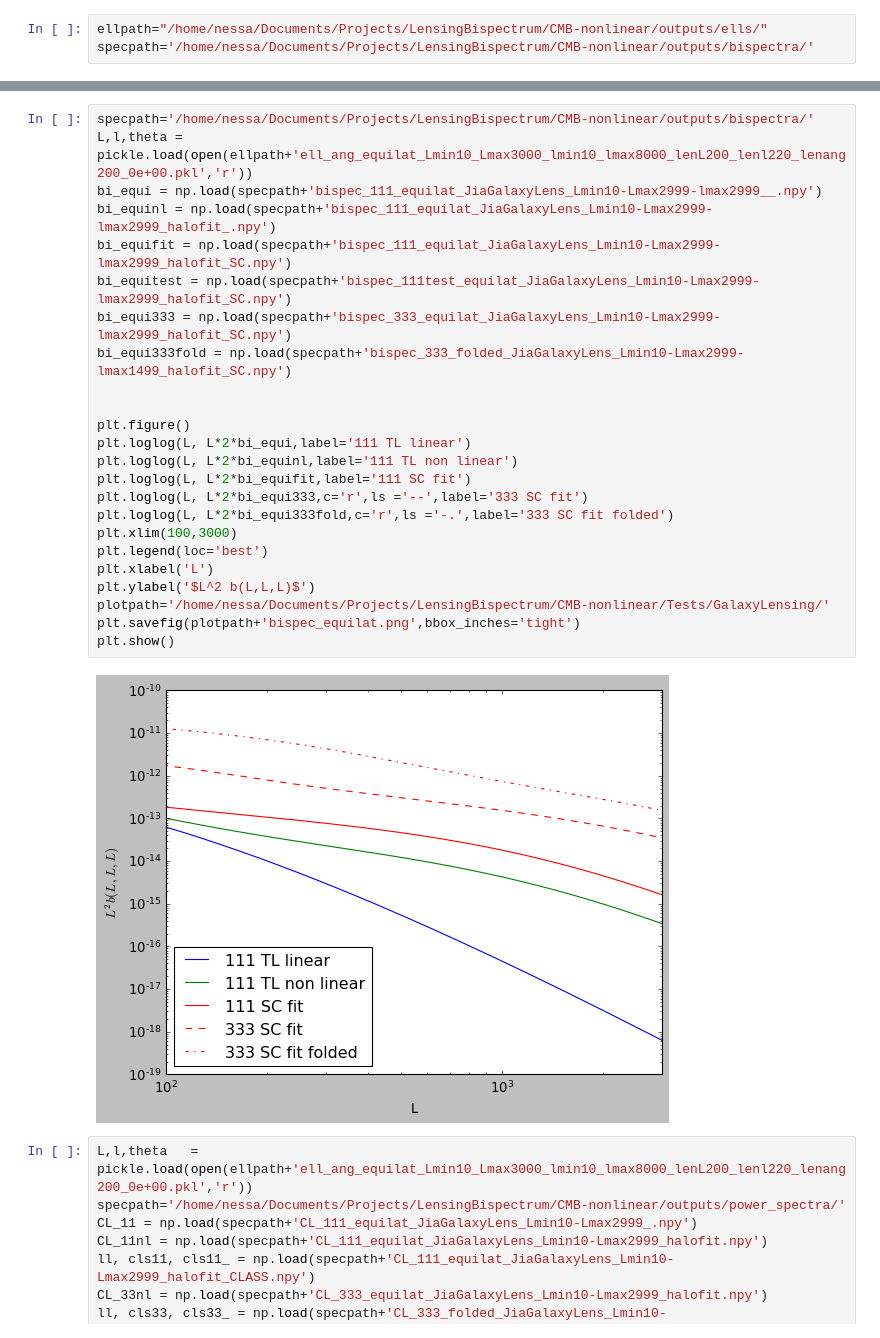
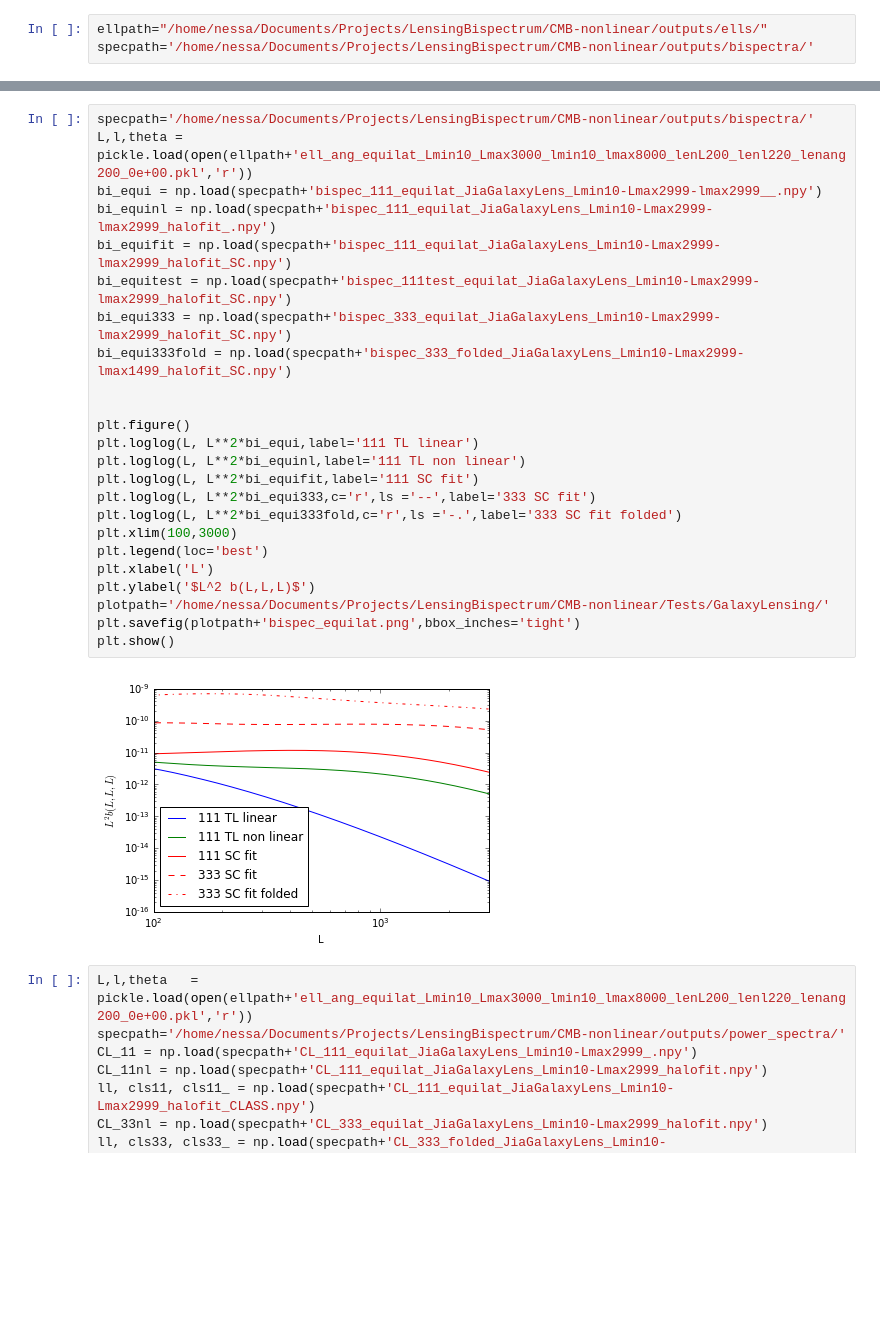
Before and after one commit to VMBoehm/BispectrumBias, a Jupyter notebook: TestBispectra.ipynb, the cells around one changed output, grey strips where cells are left out. Saved outputs shown, nothing was run; the diff lists cells and outputs as text; blank space fills up the shorter version.

Commit message:
fixed bug in plotting routine

```diff
--- a/TestBispectra.ipynb
+++ b/TestBispectra.ipynb
@@ -87,29 +87,29 @@ plt.show()
 # %%
 specpath='/home/nessa/Documents/Projects/LensingBispectrum/CMB-nonlinear/outputs/bispectra/'
 L,l,theta = pickle.load(open(ellpath+'ell_ang_equilat_Lmin10_Lmax3000_lmin10_lmax8000_lenL200_lenl220_lenang200_0e+00.pkl','r'))
 bi_equi = np.load(specpath+'bispec_111_equilat_JiaGalaxyLens_Lmin10-Lmax2999-lmax2999__.npy')
 bi_equinl = np.load(specpath+'bispec_111_equilat_JiaGalaxyLens_Lmin10-Lmax2999-lmax2999_halofit_.npy')
 bi_equifit = np.load(specpath+'bispec_111_equilat_JiaGalaxyLens_Lmin10-Lmax2999-lmax2999_halofit_SC.npy')
 bi_equitest = np.load(specpath+'bispec_111test_equilat_JiaGalaxyLens_Lmin10-Lmax2999-lmax2999_halofit_SC.npy')
 bi_equi333 = np.load(specpath+'bispec_333_equilat_JiaGalaxyLens_Lmin10-Lmax2999-lmax2999_halofit_SC.npy')
 bi_equi333fold = np.load(specpath+'bispec_333_folded_JiaGalaxyLens_Lmin10-Lmax2999-lmax1499_halofit_SC.npy')
 
 
 plt.figure()
-plt.loglog(L, L*2*bi_equi,label='111 TL linear')
-plt.loglog(L, L*2*bi_equinl,label='111 TL non linear')
-plt.loglog(L, L*2*bi_equifit,label='111 SC fit')
-plt.loglog(L, L*2*bi_equi333,c='r',ls ='--',label='333 SC fit')
-plt.loglog(L, L*2*bi_equi333fold,c='r',ls ='-.',label='333 SC fit folded')
+plt.loglog(L, L**2*bi_equi,label='111 TL linear')
+plt.loglog(L, L**2*bi_equinl,label='111 TL non linear')
+plt.loglog(L, L**2*bi_equifit,label='111 SC fit')
+plt.loglog(L, L**2*bi_equi333,c='r',ls ='--',label='333 SC fit')
+plt.loglog(L, L**2*bi_equi333fold,c='r',ls ='-.',label='333 SC fit folded')
 plt.xlim(100,3000)
 plt.legend(loc='best')
 plt.xlabel('L')
 plt.ylabel('$L^2 b(L,L,L)$')
 plotpath='/home/nessa/Documents/Projects/LensingBispectrum/CMB-nonlinear/Tests/GalaxyLensing/'
 plt.savefig(plotpath+'bispec_equilat.png',bbox_inches='tight')
 plt.show()
 # %% [output]
-[figure, old version]
+[figure, new version]
 # %%
 L,l,theta   = pickle.load(open(ellpath+'ell_ang_equilat_Lmin10_Lmax3000_lmin10_lmax8000_lenL200_lenl220_lenang200_0e+00.pkl','r'))
 specpath='/home/nessa/Documents/Projects/LensingBispectrum/CMB-nonlinear/outputs/power_spectra/'
```
Also changed, not shown: parts of 4 cells of this notebook.
